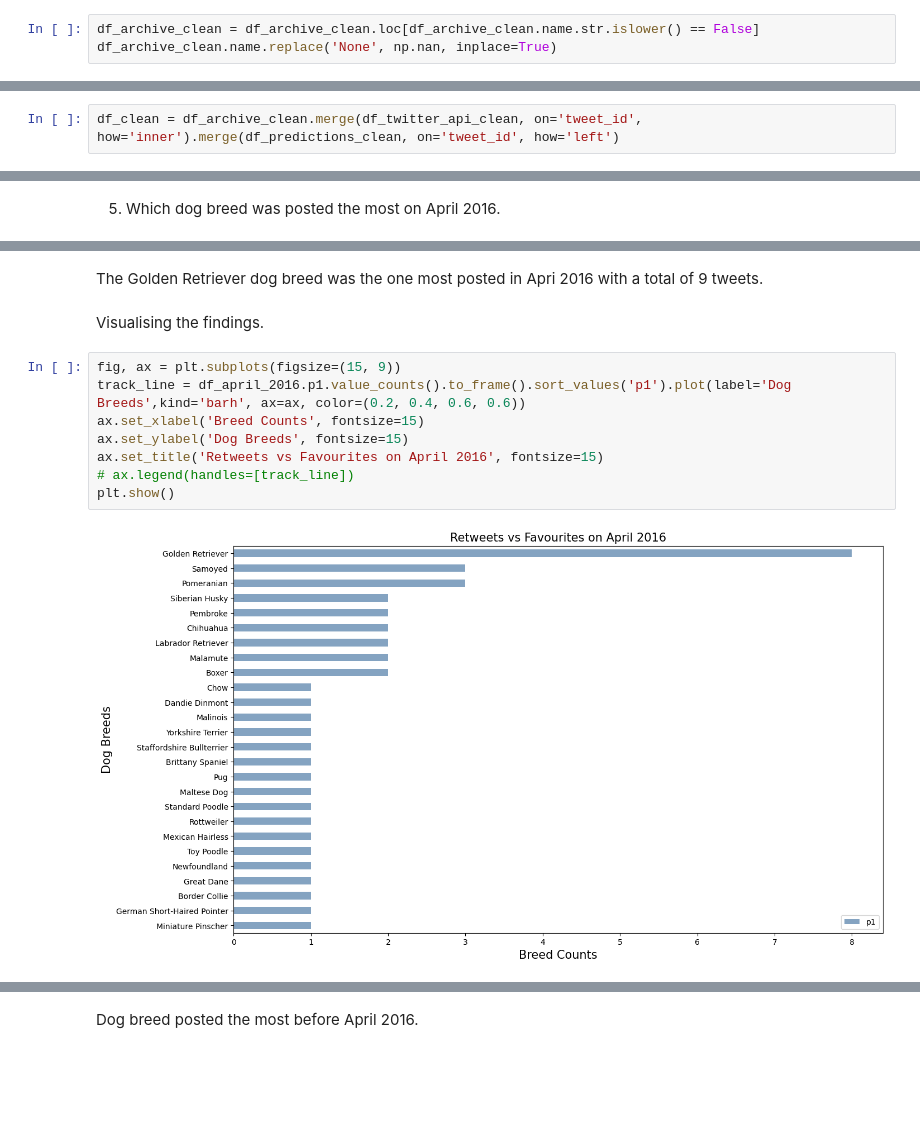
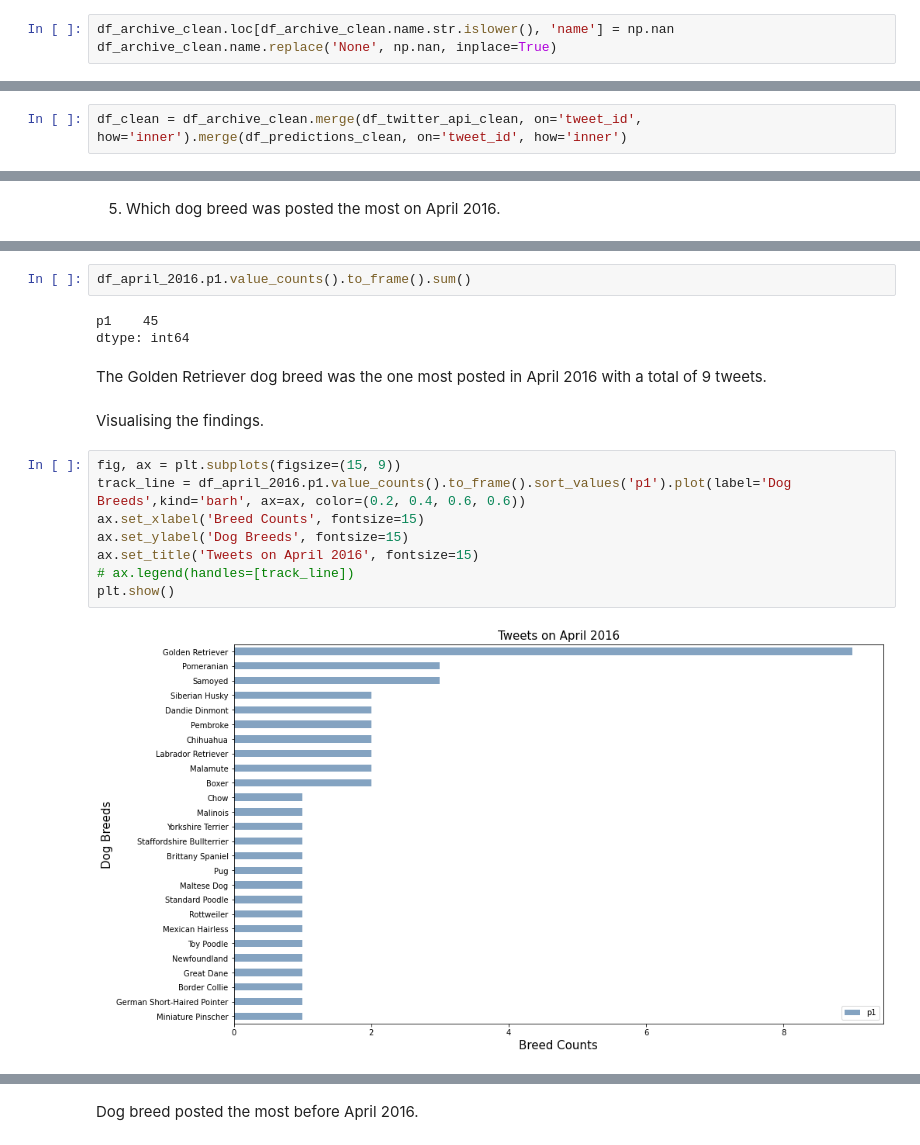
Before and after one commit to seezz-meta/EDA-WeRateDogs, a Jupyter notebook: wrangle_act.ipynb, the cells around one changed output, grey strips where cells are left out. Saved outputs shown, nothing was run; the diff lists cells and outputs as text; blank space fills up the shorter version.

```diff
--- a/wrangle_act.ipynb
+++ b/wrangle_act.ipynb
@@ -614,7 +606,7 @@ The name column contains names like 'None', 'incredibly', 'a', 'the', 'an', 'ver
 
 **Code**
 # %%
-df_archive_clean = df_archive_clean.loc[df_archive_clean.name.str.islower() == False]
+df_archive_clean.loc[df_archive_clean.name.str.islower(), 'name'] = np.nan
 df_archive_clean.name.replace('None', np.nan, inplace=True)
 # %% [markdown]
 **Test**
@@ -819,7 +806,7 @@ Multiple DataFrames were created for each datasets. Merge all dataset into one s
 # %% [markdown]
 **Code**
 # %%
-df_clean = df_archive_clean.merge(df_twitter_api_clean, on='tweet_id', how='inner').merge(df_predictions_clean, on='tweet_id', how='left')
+df_clean = df_archive_clean.merge(df_twitter_api_clean, on='tweet_id', how='inner').merge(df_predictions_clean, on='tweet_id', how='inner')
 # %% [markdown]
 **Test**
 # %%
@@ -1059,18 +1045,23 @@ df_april_2016.p1.value_counts().to_frame()
 | German Short-Haired Pointer | 1 |
 | Chow | 1 |
 | Staffordshire Bullterrier | 1 |
+# %%
+df_april_2016.p1.value_counts().to_frame().sum()
+# %% [output]
+p1    45
+dtype: int64
 # %% [markdown]
-The Golden Retriever dog breed was the one most posted in Apri 2016 with a total of 9 tweets.
+The Golden Retriever dog breed was the one most posted in April 2016 with a total of 9 tweets.
 # %% [markdown]
 Visualising the findings.
 # %%
 fig, ax = plt.subplots(figsize=(15, 9))
 track_line = df_april_2016.p1.value_counts().to_frame().sort_values('p1').plot(label='Dog Breeds',kind='barh', ax=ax, color=(0.2, 0.4, 0.6, 0.6))
 ax.set_xlabel('Breed Counts', fontsize=15)
 ax.set_ylabel('Dog Breeds', fontsize=15)
-ax.set_title('Retweets vs Favourites on April 2016', fontsize=15)
+ax.set_title('Tweets on April 2016', fontsize=15)
 # ax.legend(handles=[track_line])
 plt.show()
 # %% [output]
-[figure, old version]
+[figure, new version]
 # %% [markdown]
```
Also changed, not shown: parts of 41 cells of this notebook, 5 other files.
